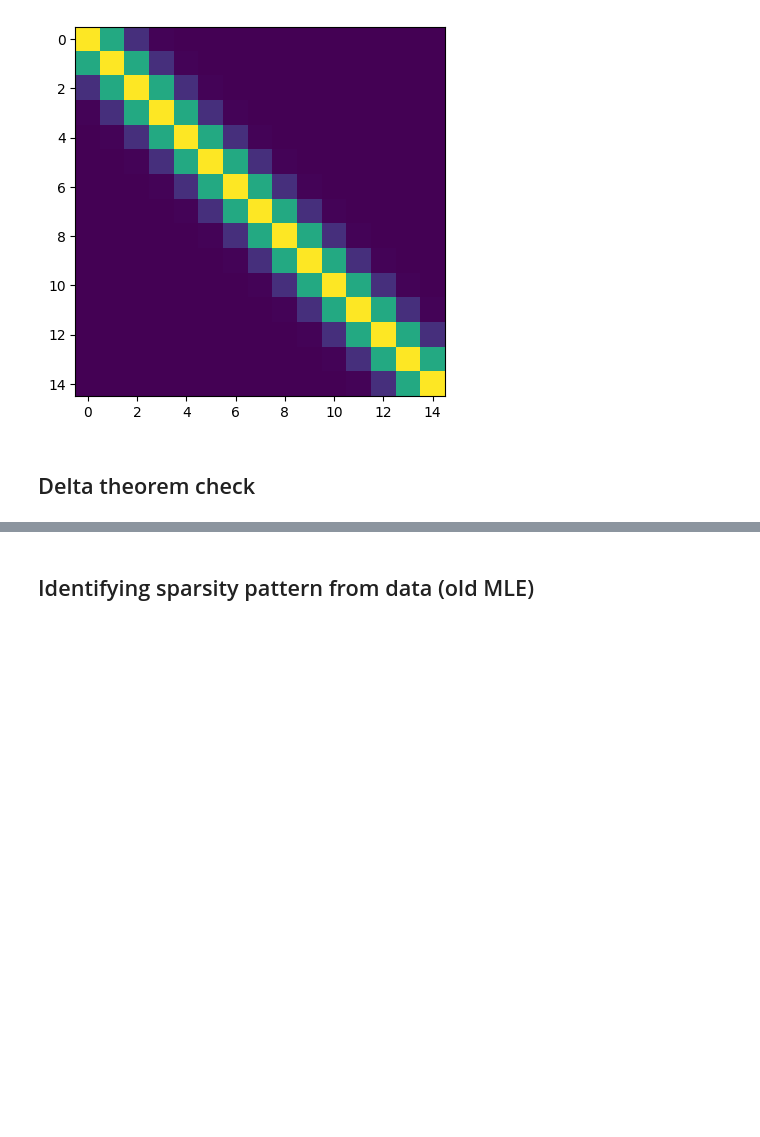
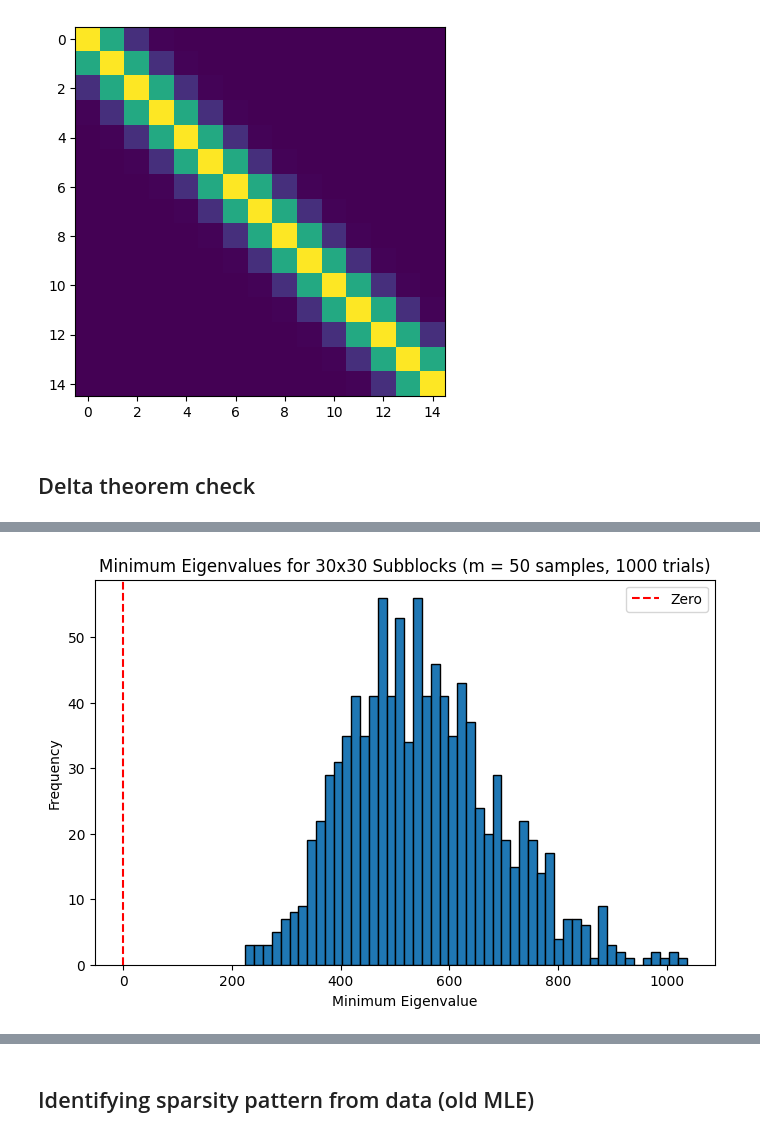
Before and after one commit to kingsleyyeon/PrecisionMatEst, a Jupyter notebook: PrecisionMatCholesky.ipynb, the cells around one changed output, grey strips where cells are left out. Saved outputs shown, nothing was run; the diff lists cells and outputs as text; code cells hidden in the pictures; blank space fills up the shorter version.

```diff
--- a/PrecisionMatCholesky.ipynb
+++ b/PrecisionMatCholesky.ipynb
@@ -410,0 +888,88 @@ Predicted asymptotic variances (diagonals): [0.31606028 0.76412835 0.9867958  0.
+# %%
+import numpy as np
+import matplotlib.pyplot as plt
+
+def simulate_full_rank_subblock_sig(n, m, s, iterations=1000, tol=1e-8):
+    """
+    Simulates the formation of A = L^T Σ L, where:
+      - Σ is the covariance matrix computed as Σ = ∑_{i=1}^m x_i x_i^T = X X^T,
+        with X an n x m matrix whose columns x_i are independent samples in ℝⁿ.
+      - L is an independent n x m matrix with i.i.d. standard Gaussian (sub-Gaussian) entries.
+
+    The matrix A is of size m x m. We then examine a random s x s principal submatrix A_S of A
+    (with s <= m) by checking its minimum eigenvalue. If the minimum eigenvalue is positive
+    (up to a tolerance), then A_S is considered full rank.
+
+    Parameters:
+      n : int
+          Ambient dimension, i.e. each sample x_i ∈ ℝⁿ.
+      m : int
+          Number of samples (and thus the number of columns in X and L). Typically m << n.
+      s : int
+          Size of the principal subblock (s x s) to be examined; require s ≤ m.
+      iterations : int
+          Number of simulation runs.
+      tol : float
+          Tolerance used to determine if an eigenvalue is positive.
+
+    Returns:
+      probability : float
+          The empirical probability that a random s x s subblock is full rank.
+      min_eigenvalues : list of floats
+          The minimum eigenvalues of the subblocks over the simulation runs.
+    """
+
+    count_full_rank = 0
+    min_eigenvalues = []
+
+    for _ in range(iterations):
+        # Generate X: n x m matrix; each column is an independent sample in ℝⁿ.
+        X = np.random.randn(n, m)
+        # Compute the covariance matrix: Σ = sum_{i=1}^m x_i x_i^T = X X^T.
+        Sigma = X @ X.T
+
+        # Generate L: an independent n x m matrix with i.i.d. sub-Gaussian (standard Gaussian) entries.
+        L = np.random.randn(n, m)
+
+        # Form A = L^T Σ L; A is an m x m matrix.
+        A = L.T @ Sigma @ L
+
+        # Randomly choose s indices out of the available m indices for the principal submatrix.
+        indices = np.sort(np.random.choice(m, s, replace=False))
+        # Extract the s x s principal submatrix A_S corresponding to these indices.
+        A_S = A[np.ix_(indices, indices)]
+
+        # Compute the eigenvalues of A_S.
+        eigvals = np.linalg.eigvalsh(A_S)
+        min_eig = np.min(eigvals)
+        min_eigenvalues.append(min_eig)
+
+        # Check for numerical full rank (all eigenvalues greater than tolerance).
+        rank = np.sum(eigvals > tol)
+        if rank == s:
+            count_full_rank += 1
+
+    probability = count_full_rank / iterations
+    return probability, min_eigenvalues
+
+if __name__ == "__main__":
+    # Parameters: n is the ambient dimension, m is the number of samples,
+    # and s (subblock size) must satisfy s <= m.
+    n = 200     # Ambient dimension (ℝⁿ)
+    m = 50      # Number of samples
+    s = 30      # Size of the principal subblock (s x s) to be analyzed
+    iterations = 1000   # Number of Monte Carlo simulation trials
+
+    prob, min_eigs = simulate_full_rank_subblock_sig(n=n, m=m, s=s, iterations=iterations)
+    print(f"Probability that a random {s}x{s} subblock is full rank: {prob:.3f}")
+
+    # Plot a histogram of the minimum eigenvalues of the s x s subblocks.
+    plt.figure(figsize=(8, 5))
+    plt.hist(min_eigs, bins=50, edgecolor='black')
+    plt.title(f"Minimum Eigenvalues for {s}x{s} Subblocks (m = {m} samples, {iterations} trials)")
+    plt.xlabel("Minimum Eigenvalue")
+    plt.ylabel("Frequency")
+    plt.axvline(x=0, color='red', linestyle='--', label="Zero")
+    plt.legend()
+    plt.show()
+# %% [output]
@@ -410,0 +977 @@ Predicted asymptotic variances (diagonals): [0.31606028 0.76412835 0.9867958  0.
+[figure, added]
```
Also changed, not shown: parts of 11 cells of this notebook.
